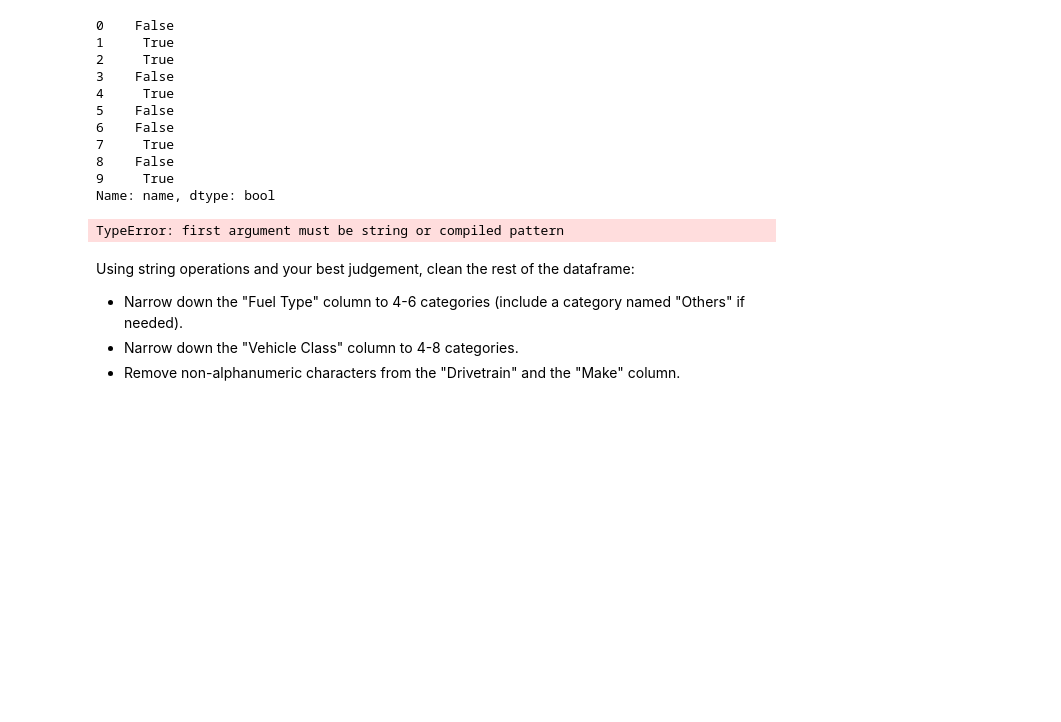
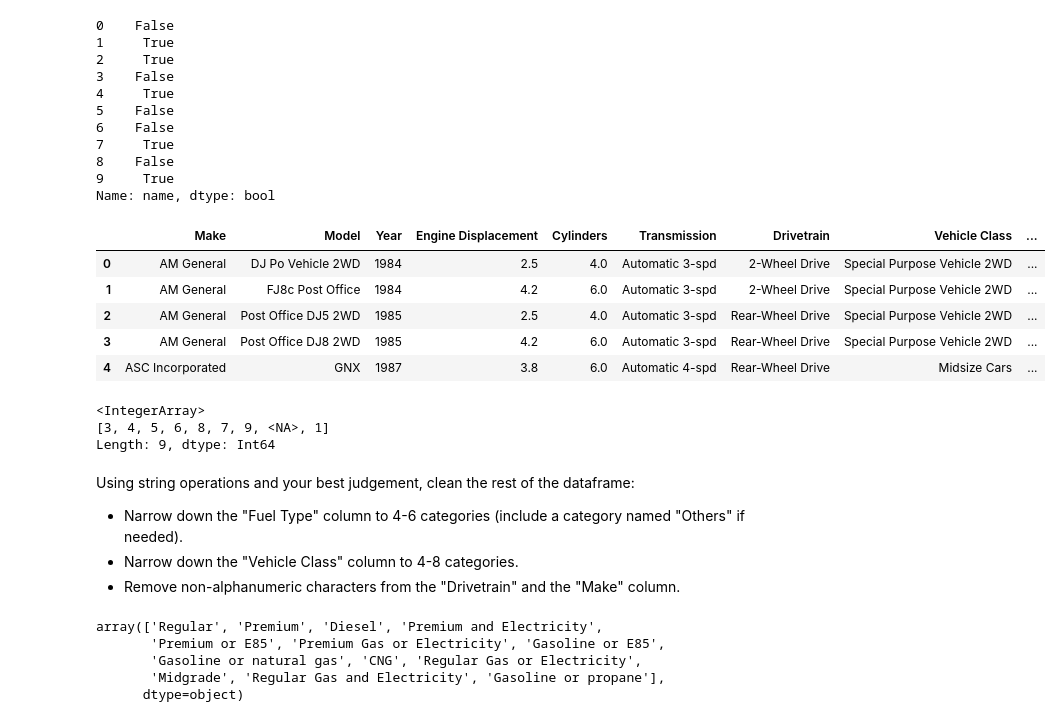
Before and after one commit to anja0440/jupyter-nb-section-2, a Jupyter notebook: pandas/33dcae23fd3d4c9abe14c6b5aab11f4cpandas-platform-files/pandas-platform-files/pandas-str-challenges.ipynb, the cells around one changed output. Cells and saved outputs as stored; diff of their text form; code cells hidden in the pictures; blank space fills up the shorter version.

Commit message:
strings finalized only last question missing, no idea of how toclassify fuel or vehicle types ...

```diff
--- a/pandas/33dcae23fd3d4c9abe14c6b5aab11f4cpandas-platform-files/pandas-platform-files/pandas-str-challenges.ipynb
+++ b/pandas/33dcae23fd3d4c9abe14c6b5aab11f4cpandas-platform-files/pandas-platform-files/pandas-str-challenges.ipynb
@@ -266,10 +266,24 @@ people.name.str.contains("[v-z]")
 8    False
 9     True
 Name: name, dtype: bool
-# %%
-cars.Transmission.str.contains(int)
-# %% [output]
-TypeError: first argument must be string or compiled pattern
+# %%
+#df['B'].str.extract('(\d+)').astype(int)
+cars['Speeds'] = cars.Transmission.str.extract('(\d+)', expand=False).astype('float').astype('Int64')
+# %%
+cars.head()
+# %% [output]
+|  | Make | Model | Year | Engine Displacement | Cylinders | Transmission | Drivetrain | Vehicle Class | ... |
+| 0 | AM General | DJ Po Vehicle 2WD | 1984 | 2.5 | 4.0 | Automatic 3-spd | 2-Wheel Drive | Special Purpose Vehicle 2WD | ... |
+| 1 | AM General | FJ8c Post Office | 1984 | 4.2 | 6.0 | Automatic 3-spd | 2-Wheel Drive | Special Purpose Vehicle 2WD | ... |
+| 2 | AM General | Post Office DJ5 2WD | 1985 | 2.5 | 4.0 | Automatic 3-spd | Rear-Wheel Drive | Special Purpose Vehicle 2WD | ... |
+| 3 | AM General | Post Office DJ8 2WD | 1985 | 4.2 | 6.0 | Automatic 3-spd | Rear-Wheel Drive | Special Purpose Vehicle 2WD | ... |
+| 4 | ASC Incorporated | GNX | 1987 | 3.8 | 6.0 | Automatic 4-spd | Rear-Wheel Drive | Midsize Cars | ... |
+# %%
+cars.Speeds.unique()
+# %% [output]
+<IntegerArray>
+[3, 4, 5, 6, 8, 7, 9, <NA>, 1]
+Length: 9, dtype: Int64
 # %% [markdown]
 Using string operations and your best judgement, clean the rest of the dataframe:
 
@@ -280,0 +293,8 @@ Using string operations and your best judgement, clean the rest of the dataframe
+# %%
+cars['Fuel Type'].unique()
+# %% [output]
+array(['Regular', 'Premium', 'Diesel', 'Premium and Electricity',
+       'Premium or E85', 'Premium Gas or Electricity', 'Gasoline or E85',
+       'Gasoline or natural gas', 'CNG', 'Regular Gas or Electricity',
+       'Midgrade', 'Regular Gas and Electricity', 'Gasoline or propane'],
+      dtype=object)
```
Also changed, not shown: parts of 3 cells of this notebook, 3 other files.
